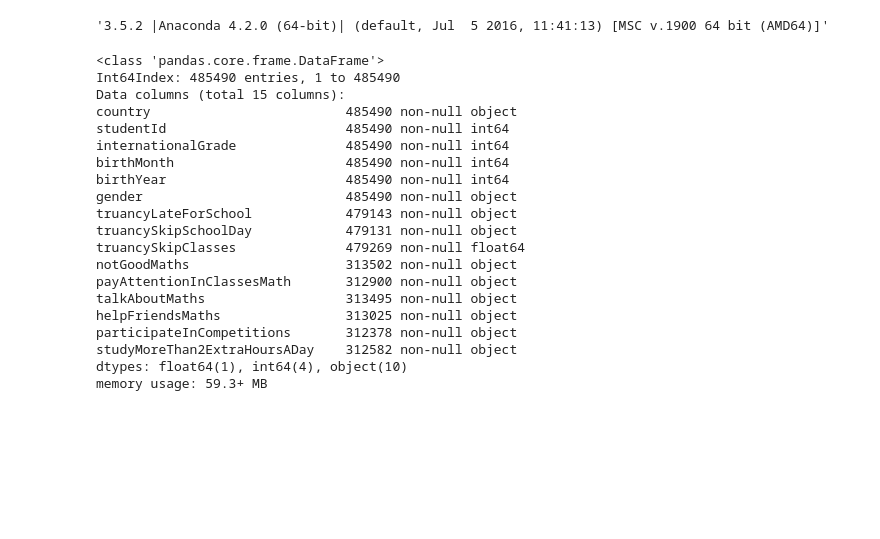
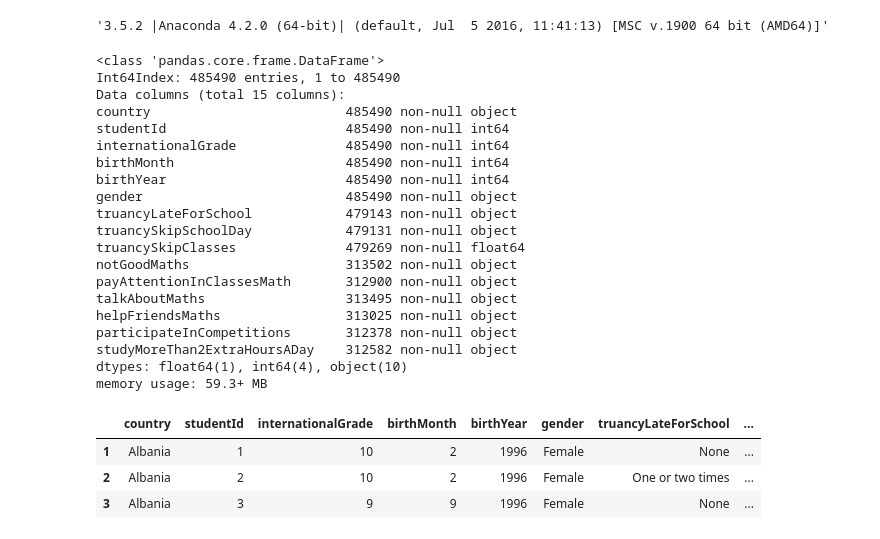
Before and after one commit to brunoassisp/PISA-Data-Viz-project, a Jupyter notebook: PISA_EDA.ipynb, the cells around one changed output. Cells and saved outputs as stored; diff of their text form; code cells hidden in the pictures; blank space fills up the shorter version.

```diff
--- a/PISA_EDA.ipynb
+++ b/PISA_EDA.ipynb
@@ -55,23 +73,28 @@ df_student_behavior = pd.concat(df_list)
 # %%
 df_student_behavior.info()
+df_student_behavior.head(3)
 # %% [output]
 <class 'pandas.core.frame.DataFrame'>
 Int64Index: 485490 entries, 1 to 485490
 Data columns (total 15 columns):
 country                         485490 non-null object
 studentId                       485490 non-null int64
 internationalGrade              485490 non-null int64
 birthMonth                      485490 non-null int64
 birthYear                       485490 non-null int64
 gender                          485490 non-null object
 truancyLateForSchool            479143 non-null object
 truancySkipSchoolDay            479131 non-null object
 truancySkipClasses              479269 non-null float64
 notGoodMaths                    313502 non-null object
 payAttentionInClassesMath       312900 non-null object
 talkAboutMaths                  313495 non-null object
 helpFriendsMaths                313025 non-null object
 participateInCompetitions       312378 non-null object
 studyMoreThan2ExtraHoursADay    312582 non-null object
 dtypes: float64(1), int64(4), object(10)
 memory usage: 59.3+ MB
+|  | country | studentId | internationalGrade | birthMonth | birthYear | gender | truancyLateForSchool | ... |
+| 1 | Albania | 1 | 10 | 2 | 1996 | Female | None | ... |
+| 2 | Albania | 2 | 10 | 2 | 1996 | Female | One or two times | ... |
+| 3 | Albania | 3 | 9 | 9 | 1996 | Female | None | ... |
```
Also changed, not shown: parts of 13 cells of this notebook.
